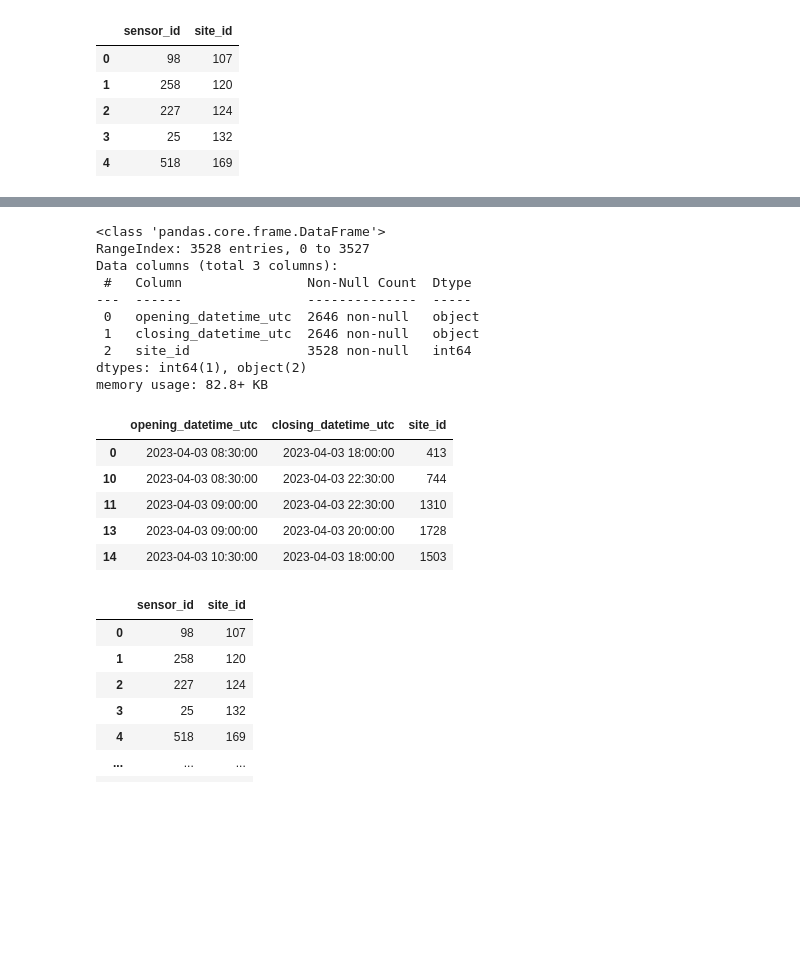
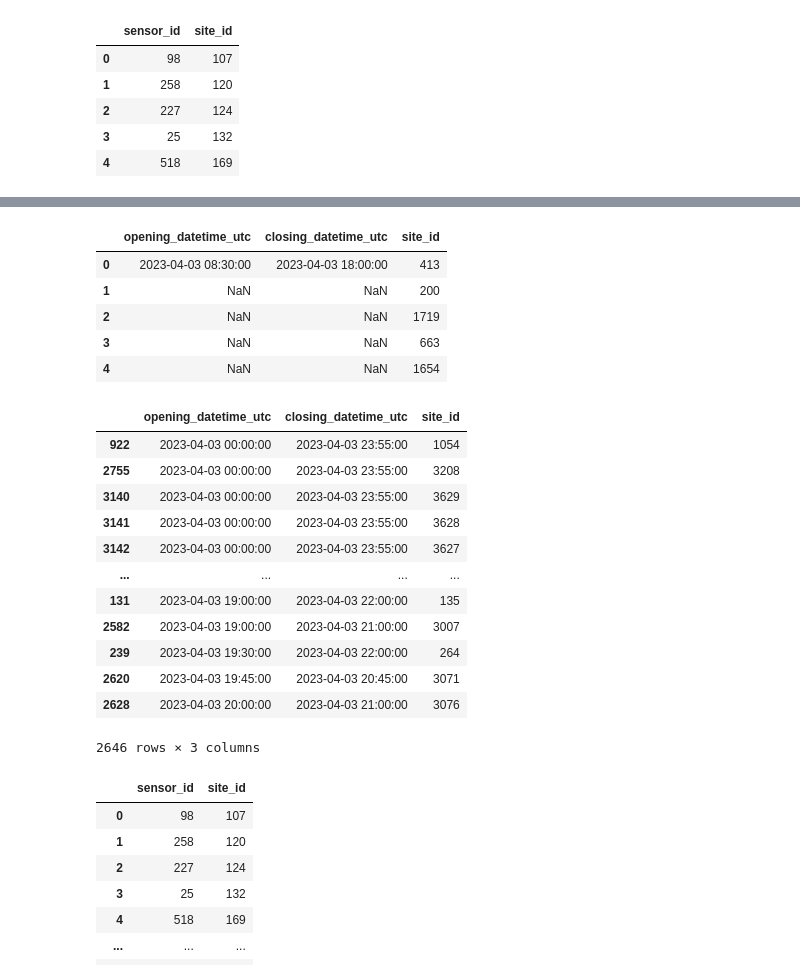
Before and after one commit to slimanitz/test-affluence, a Jupyter notebook: main.ipynb, the cells around one changed output, grey strips where cells are left out. Drawn from its saved outputs; the diff is of its cells as text; code cells hidden in the pictures; blank space fills up the shorter version.

```diff
--- a/main.ipynb
+++ b/main.ipynb
@@ -46,28 +48,30 @@ df_record.head(50)
 # %%
 df_sites.head()
-df_sites.info()
 # %% [output]
-<class 'pandas.core.frame.DataFrame'>
-RangeIndex: 3528 entries, 0 to 3527
-Data columns (total 3 columns):
- #   Column                Non-Null Count  Dtype
----  ------                --------------  -----
- 0   opening_datetime_utc  2646 non-null   object
- 1   closing_datetime_utc  2646 non-null   object
- 2   site_id               3528 non-null   int64
-dtypes: int64(1), object(2)
-memory usage: 82.8+ KB
+|  | opening_datetime_utc | closing_datetime_utc | site_id |
+| 0 | 2023-04-03 08:30:00 | 2023-04-03 18:00:00 | 413 |
+| 1 | NaN | NaN | 200 |
+| 2 | NaN | NaN | 1719 |
+| 3 | NaN | NaN | 663 |
+| 4 | NaN | NaN | 1654 |
 # %%
 #Removing closed sites
 df_sites.dropna(subset=["opening_datetime_utc", "closing_datetime_utc"], how='all',inplace=True)
-df_sites.head()
+df_sites.sort_values(by="opening_datetime_utc")
 # %% [output]
 |  | opening_datetime_utc | closing_datetime_utc | site_id |
-| 0 | 2023-04-03 08:30:00 | 2023-04-03 18:00:00 | 413 |
-| 10 | 2023-04-03 08:30:00 | 2023-04-03 22:30:00 | 744 |
-| 11 | 2023-04-03 09:00:00 | 2023-04-03 22:30:00 | 1310 |
-| 13 | 2023-04-03 09:00:00 | 2023-04-03 20:00:00 | 1728 |
-| 14 | 2023-04-03 10:30:00 | 2023-04-03 18:00:00 | 1503 |
+| 922 | 2023-04-03 00:00:00 | 2023-04-03 23:55:00 | 1054 |
+| 2755 | 2023-04-03 00:00:00 | 2023-04-03 23:55:00 | 3208 |
+| 3140 | 2023-04-03 00:00:00 | 2023-04-03 23:55:00 | 3629 |
+| 3141 | 2023-04-03 00:00:00 | 2023-04-03 23:55:00 | 3628 |
+| 3142 | 2023-04-03 00:00:00 | 2023-04-03 23:55:00 | 3627 |
+| ... | ... | ... | ... |
+| 131 | 2023-04-03 19:00:00 | 2023-04-03 22:00:00 | 135 |
+| 2582 | 2023-04-03 19:00:00 | 2023-04-03 21:00:00 | 3007 |
+| 239 | 2023-04-03 19:30:00 | 2023-04-03 22:00:00 | 264 |
+| 2620 | 2023-04-03 19:45:00 | 2023-04-03 20:45:00 | 3071 |
+| 2628 | 2023-04-03 20:00:00 | 2023-04-03 21:00:00 | 3076 |
+2646 rows × 3 columns
 # %%
 df_sensors =  df_sensors[df_sensors['site_id'].isin(df_sites["site_id"])]
 df_sensors
```
Also changed, not shown: parts of 23 cells of this notebook.
